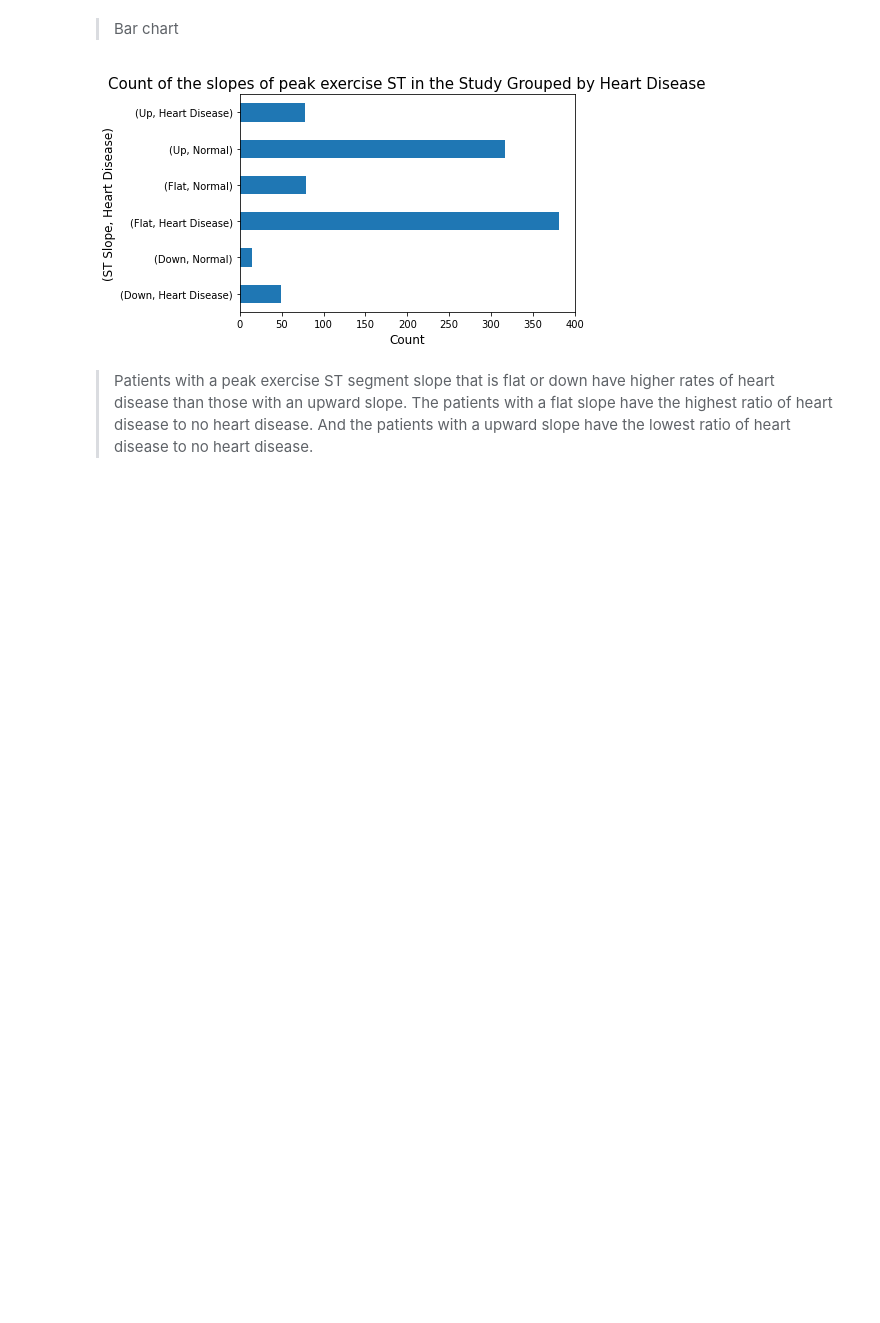
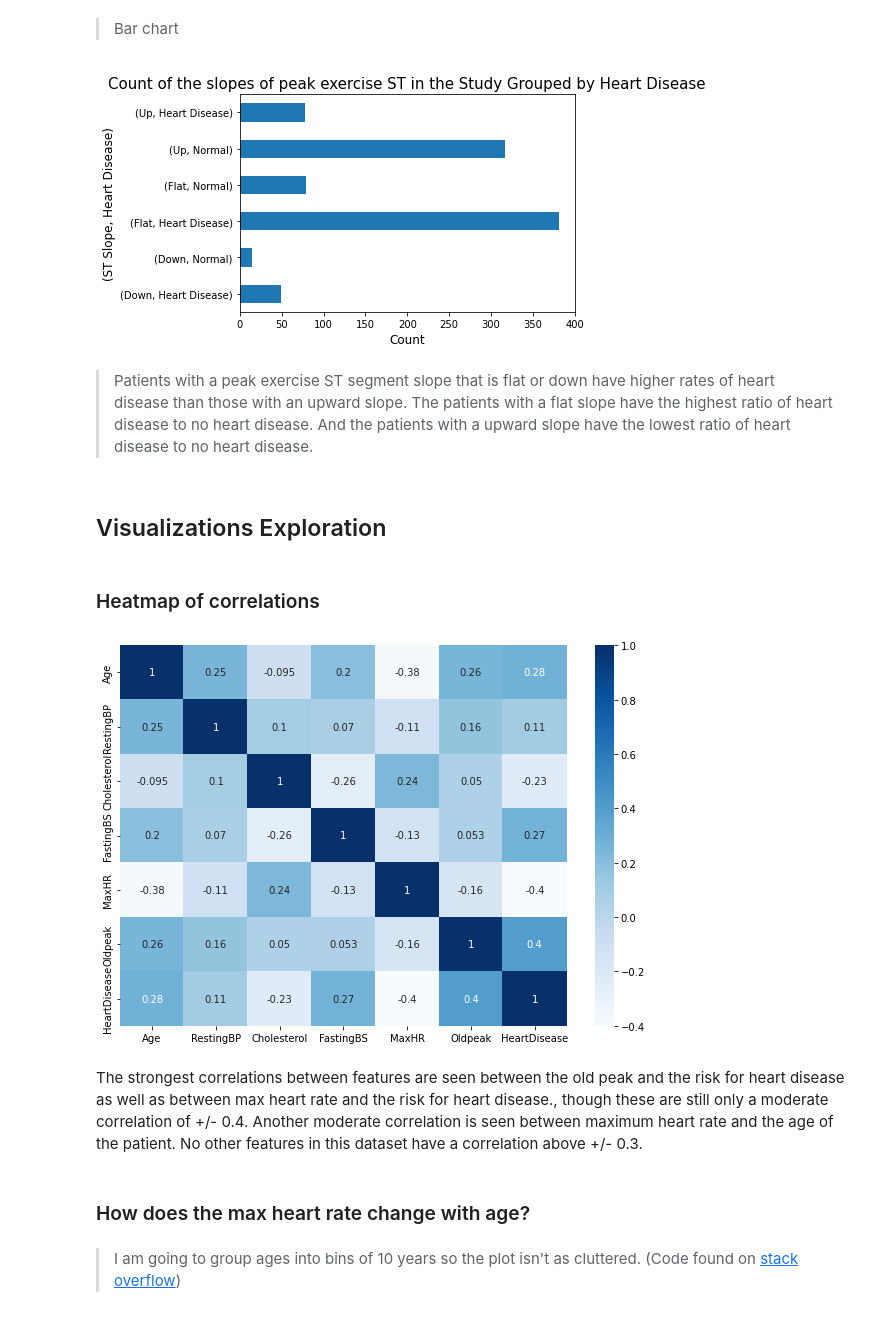
Before and after one commit to dcreeder89/Dojo-Project-2, a Jupyter notebook: Reeder__Heart_Failure_Prediction_Data_Analysis.ipynb, the cells around one changed output. Saved outputs shown, nothing was run; the diff lists cells and outputs as text; code cells hidden in the pictures; blank space fills up the shorter version.

```diff
--- a/Reeder__Heart_Failure_Prediction_Data_Analysis.ipynb
+++ b/Reeder__Heart_Failure_Prediction_Data_Analysis.ipynb
@@ -388,3 +388,21 @@ plt.show()
 [figure]
 # %% [markdown]
 > Patients with a peak exercise ST segment slope that is flat or down have higher rates of heart disease than those with an upward slope. The patients with a flat slope have the highest ratio of heart disease to no heart disease. And the patients with a upward slope have the lowest ratio of heart disease to no heart disease.
+# %% [markdown]
+## Visualizations Exploration
+# %% [markdown]
+### Heatmap of correlations
+# %%
+# calculate correlation coefficients
+corr = df.corr()
+# produce heatmap with correlation displayed
+plt.figure(figsize=(10,7))
+sns.heatmap(corr, cmap='Blues', annot=True);
+# %% [output]
+[figure, added]
+# %% [markdown]
+The strongest correlations between features are seen between the old peak and the risk for heart disease as well as between max heart rate and the risk for heart disease., though these are still only a moderate correlation of +/- 0.4. Another moderate correlation is seen between maximum heart rate and the age of the patient. No other features in this dataset have a correlation above +/- 0.3.
+# %% [markdown]
+### How does the max heart rate change with age?
+# %% [markdown]
+> I am going to group ages into bins of 10 years so the plot isn't as cluttered. (Code found on [stack overflow](https://stackoverflow.com/questions/21441259/pandas-groupby-range-of-values))
```
Also changed, not shown: parts of 25 cells of this notebook.
